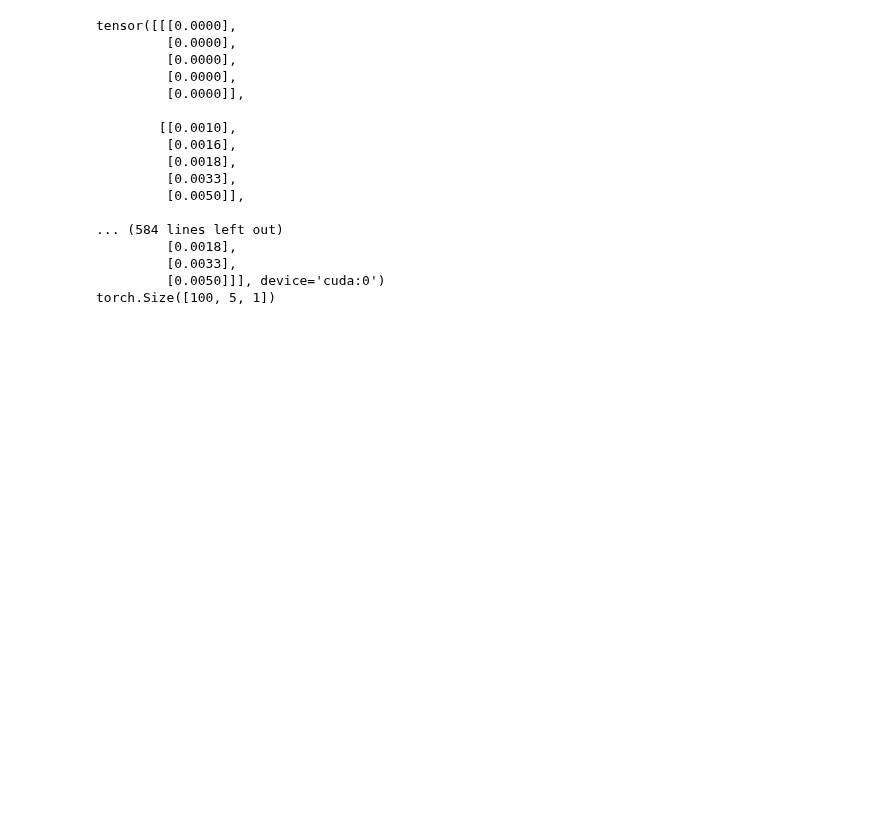
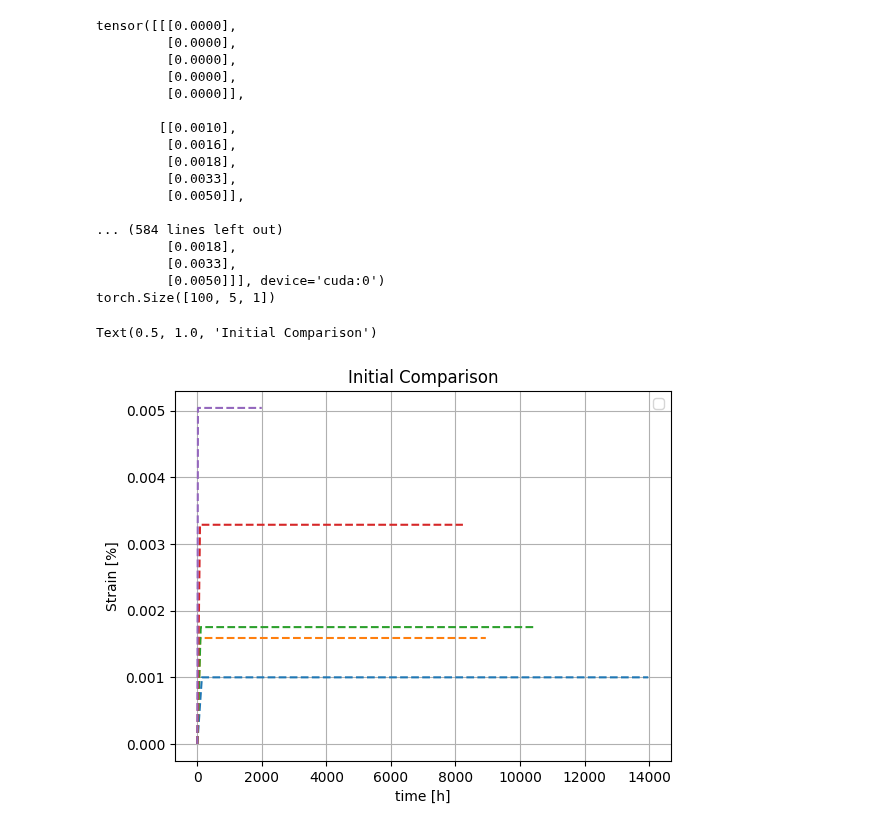
Before and after one commit to ColinMG2/neml2, a Jupyter notebook: cmg_projects/example_creep_deterministic.ipynb, the cells around one changed output. Cells and saved outputs as stored; diff of their text form; code cells hidden in the pictures; blank space fills up the shorter version.

```diff
--- a/cmg_projects/example_creep_deterministic.ipynb
+++ b/cmg_projects/example_creep_deterministic.ipynb
@@ -317,3 +317,15 @@ tensor([[[0.0000],
          [0.0033],
          [0.0050]]], device='cuda:0')
 torch.Size([100, 5, 1])
+# %%
+for batch_idx, (label, stress_val, temp_val) in enumerate(exp_conditions):
+    plt.plot(time[:, batch_idx, 0].detach().cpu(), data[:, batch_idx, 0].detach().cpu(), '--')
+    # plt.plot(exp_time_data[:, batch_idx, 0].cpu().numpy(), exp_strain_data[:, batch_idx, 0].cpu().numpy(), lw=2, label=f"{label}")
+plt.xlabel("time [h]")
+plt.ylabel("Strain [%]")
+plt.legend()
+plt.grid()
+plt.title("Initial Comparison")
+# %% [output]
+Text(0.5, 1.0, 'Initial Comparison')
+[figure, added]
```
Also changed, not shown: 12 other files.
